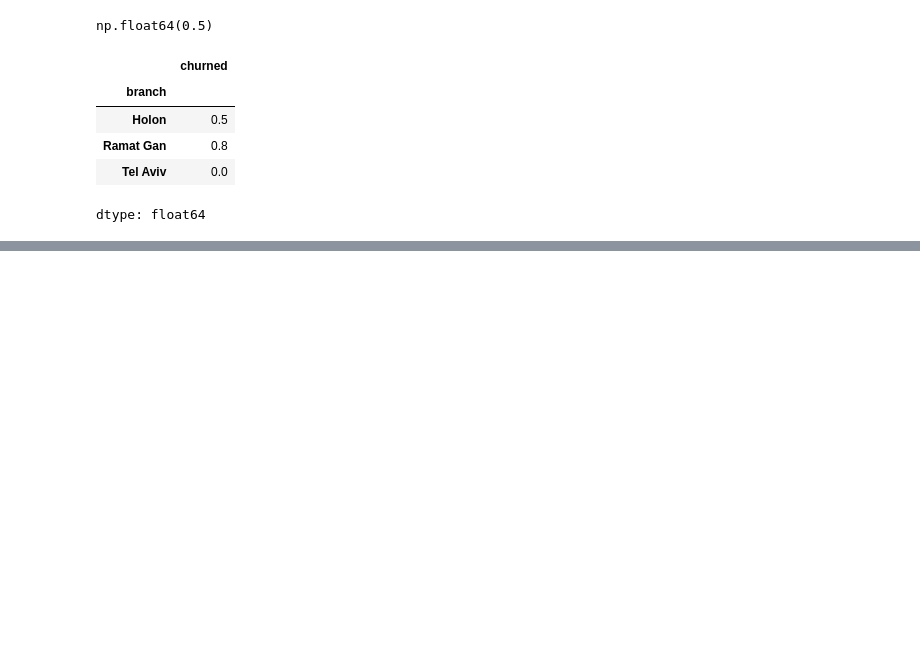
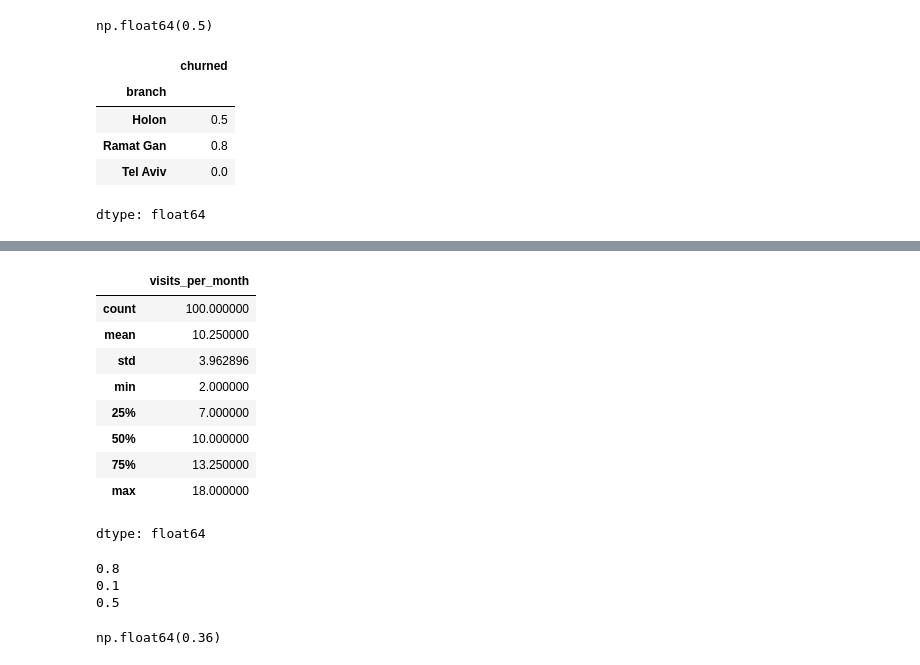
Before and after one commit to Doran1690/llm-engineering-projects, a Jupyter notebook: gym_churn_analysis.ipynb, the cells around one changed output, grey strips where cells are left out. Cells and saved outputs as stored; diff of their text form; code cells hidden in the pictures; blank space fills up the shorter version.

```diff
--- a/gym_churn_analysis.ipynb
+++ b/gym_churn_analysis.ipynb
@@ -192,0 +279,51 @@ dtype: float64
+# %%
+members["visits_per_month"].describe()
+# %% [output]
+|  | visits_per_month |
+| count | 100.000000 |
+| mean | 10.250000 |
+| std | 3.962896 |
+| min | 2.000000 |
+| 25% | 7.000000 |
+| 50% | 10.000000 |
+| 75% | 13.250000 |
+| max | 18.000000 |
+dtype: float64
+# %%
+def churn_probability(visits, plan, branch):
+    prob = 0.2
+    if visits < 7:
+        prob += 0.4
+    if plan == "annual":
+        prob -= 0.1
+    if branch == "Holon":
+        prob += 0.2
+    return round(prob, 2)
+
+print(churn_probability(2, "monthly", "Holon"))
+print(churn_probability(10, "annual", "Tel Aviv"))
+print(churn_probability(3, "annual", "Ramat Gan"))
+# %% [output]
+0.8
+0.1
+0.5
+# %%
+import random
+
+random.seed(42)
+
+def decide_churn(prob):
+    if random.random() < prob:
+        return 1
+    return 0
+
+members["churned"] = members.apply(
+    lambda row: decide_churn(
+        churn_probability(row["visits_per_month"], row["plan"], row["branch"])
+    ),
+    axis=1,
+)
+
+members["churned"].mean()
+# %% [output]
+np.float64(0.36)
```
Also changed, not shown: parts of 11 cells of this notebook.
